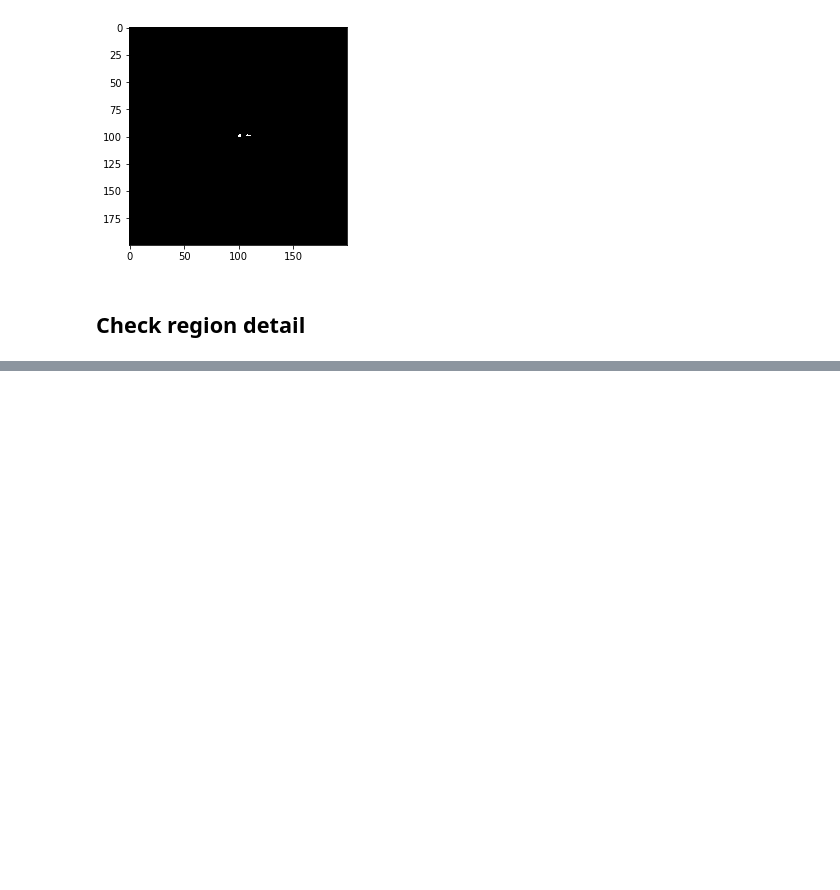
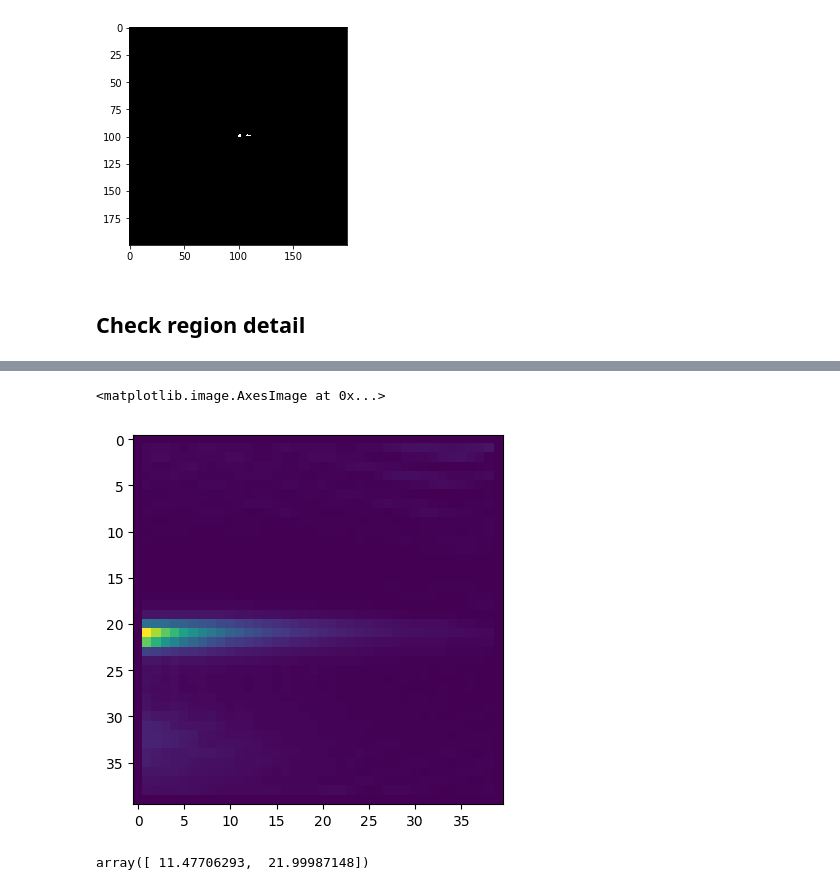
Before and after one commit to chenaoki/nb_pds, a Jupyter notebook: 2018-09-04.ipynb, the cells around one changed output, grey strips where cells are left out. Saved outputs shown, nothing was run; the diff lists cells and outputs as text; code cells hidden in the pictures; blank space fills up the shorter version.

```diff
--- a/2018-09-04.ipynb
+++ b/2018-09-04.ipynb
@@ -329,0 +465,3 @@ for i, row in df.iterrows():
+# %%
+pv=sess.data['pv']
+L,H,W=pv.shape
@@ -329,0 +470,5 @@ for i, row in df.iterrows():
+# %%
+plt.imshow(pv[10])
+# %% [output]
+<matplotlib.image.AxesImage at 0x...>
+[figure, added]
@@ -329,0 +479,4 @@ for i, row in df.iterrows():
+# %%
+grav[10]
+# %% [output]
+array([ 11.47706293,  21.99987148])
```
Also changed, not shown: parts of 20 cells of this notebook, 14 other files.
